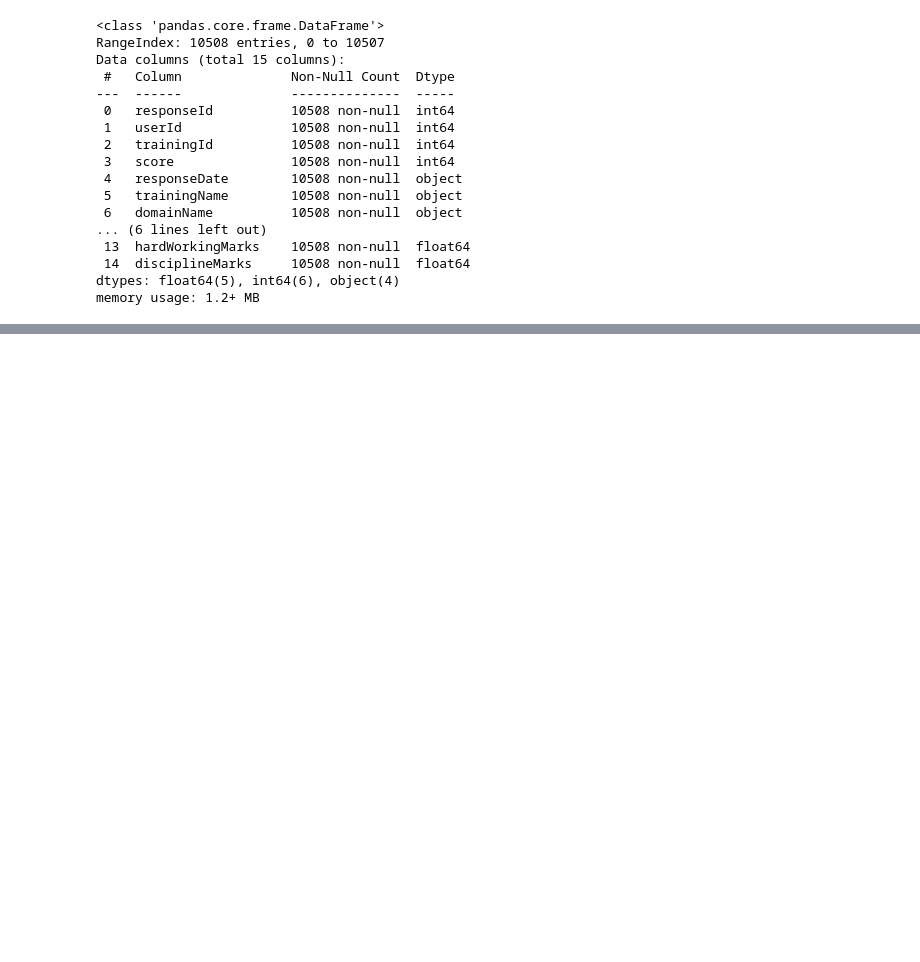
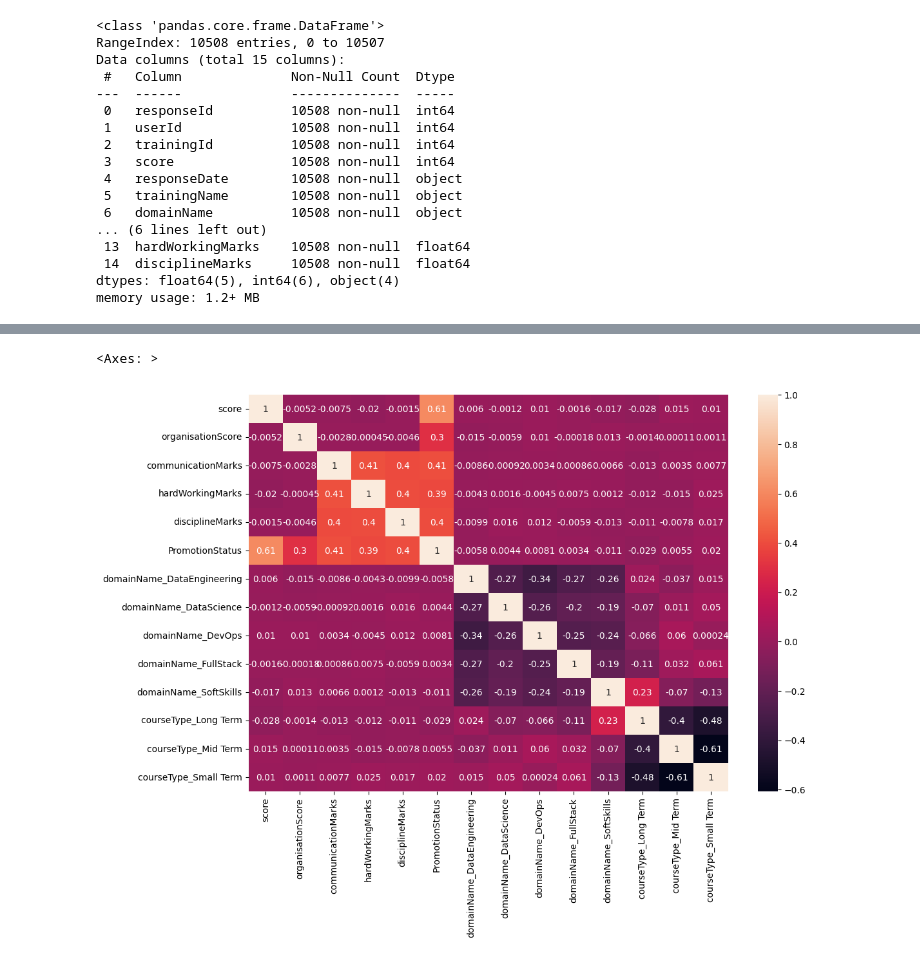
Before and after one commit to rairamjee/SkillBoost_Data, a Jupyter notebook: DataScience/featureEngineering.ipynb, the cells around one changed output, grey strips where cells are left out. Drawn from its saved outputs; the diff is of its cells as text; code cells hidden in the pictures; blank space fills up the shorter version.

```diff
--- a/DataScience/featureEngineering.ipynb
+++ b/DataScience/featureEngineering.ipynb
@@ -290,0 +281,2 @@ print(df[['score', 'organisationScore', 'communicationMarks', 'hardWorkingMarks'
+# %%
+merged_df.drop(columns=['responseId','userId','trainingId','responseDate','domainId','startDate','reviewId','trainingName','duration'],inplace=True)
@@ -290,0 +299,3 @@ print(df[['score', 'organisationScore', 'communicationMarks', 'hardWorkingMarks'
+# %%
+training_data=pd.get_dummies(merged_df,columns=['domainName','courseType'],drop_first=False)
+training_data
@@ -290,0 +316,4 @@ print(df[['score', 'organisationScore', 'communicationMarks', 'hardWorkingMarks'
+# %%
+mapping  = {"In Review" : 1, "Promoted" : 2, "Layoff" : 0}
+training_data["PromotionStatus"] = training_data.PromotionStatus.map(mapping)
+training_data["PromotionStatus"]
@@ -290,0 +349,6 @@ print(df[['score', 'organisationScore', 'communicationMarks', 'hardWorkingMarks'
+# %%
+plt.figure(figsize=(12, 8))
+sns.heatmap(training_data.corr(),annot=True)
+# %% [output]
+<Axes: >
+[figure, added]
```
Also changed, not shown: parts of 19 cells of this notebook.
